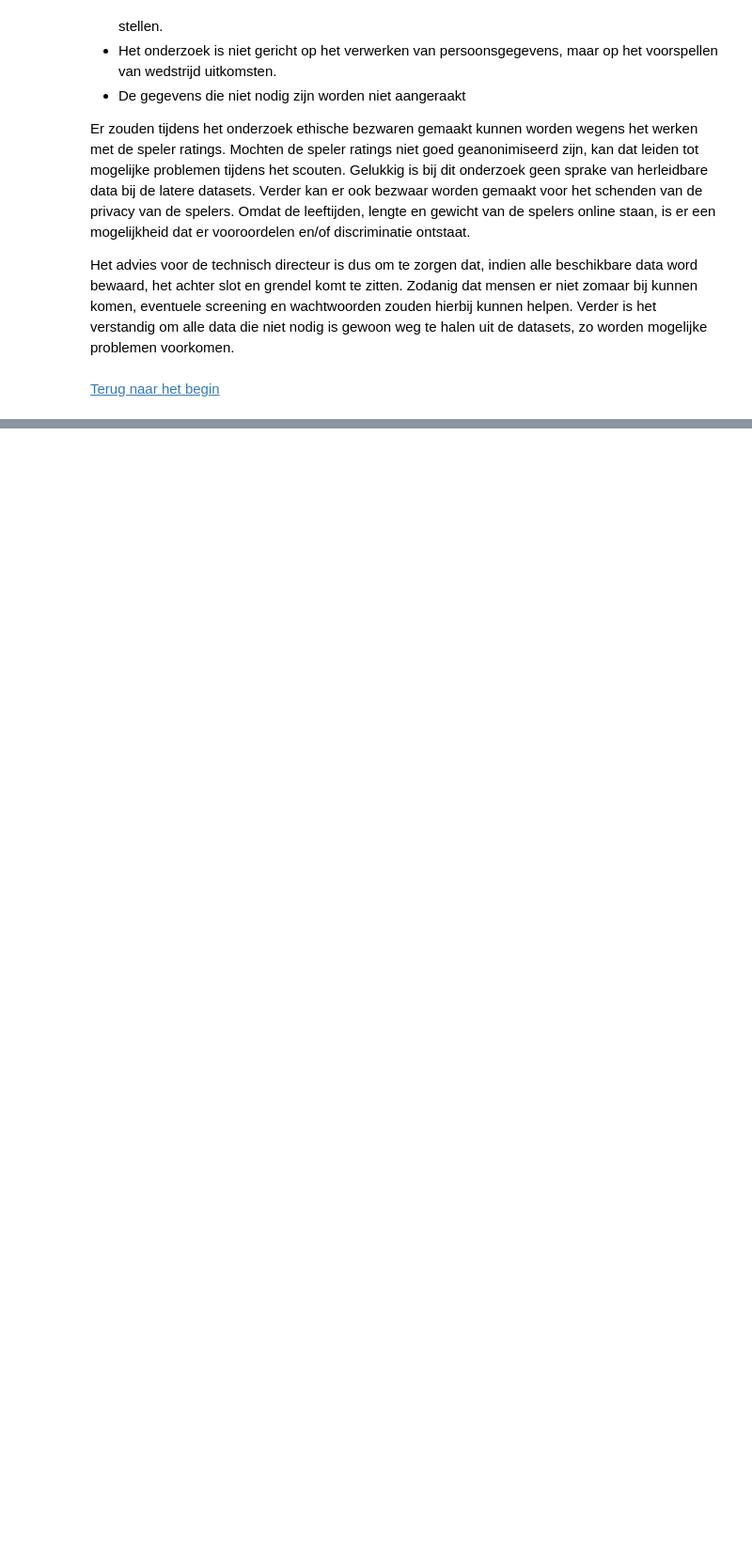
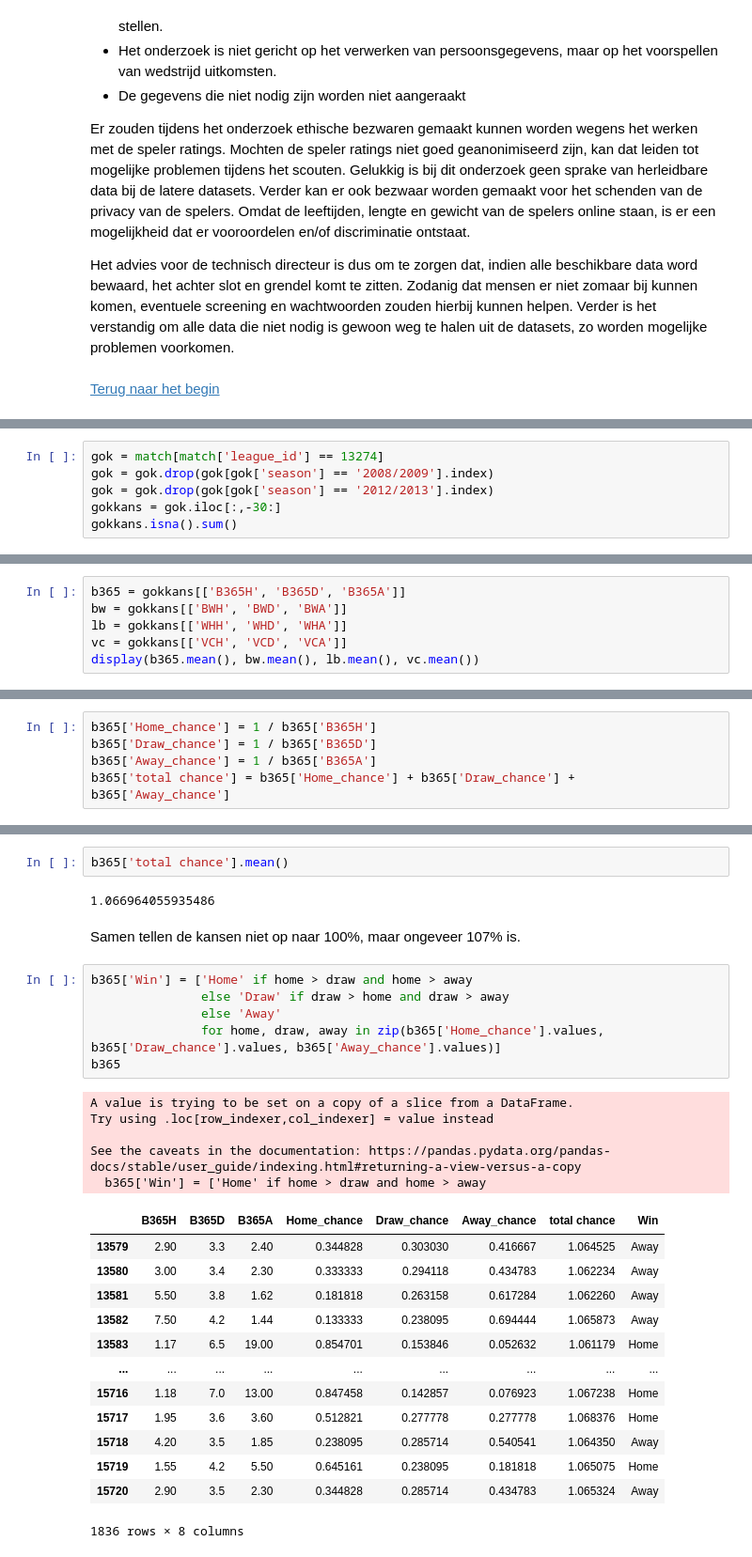
Before and after one commit to BJHeemskerk/DataLab2_2023, a Jupyter notebook: DataLab2_Groep_3B.ipynb, the cells around one changed output, grey strips where cells are left out. Shown at 94% size. Saved outputs shown, nothing was run; the diff lists cells and outputs as text; blank space fills up the shorter version.

```diff
--- a/DataLab2_Groep_3B.ipynb
+++ b/DataLab2_Groep_3B.ipynb
@@ -2140,0 +2146,6 @@ Het advies voor de technisch directeur is dus om te zorgen dat, indien alle besc
+# %%
+gok = match[match['league_id'] == 13274]
+gok = gok.drop(gok[gok['season'] == '2008/2009'].index)
+gok = gok.drop(gok[gok['season'] == '2012/2013'].index)
+gokkans = gok.iloc[:,-30:]
+gokkans.isna().sum()
@@ -2140,0 +2172,6 @@ Het advies voor de technisch directeur is dus om te zorgen dat, indien alle besc
+# %%
+b365 = gokkans[['B365H', 'B365D', 'B365A']]
+bw = gokkans[['BWH', 'BWD', 'BWA']]
+lb = gokkans[['WHH', 'WHD', 'WHA']]
+vc = gokkans[['VCH', 'VCD', 'VCA']]
+display(b365.mean(), bw.mean(), lb.mean(), vc.mean())
@@ -2140,0 +2215,5 @@ Het advies voor de technisch directeur is dus om te zorgen dat, indien alle besc
+# %%
+b365['Home_chance'] = 1 / b365['B365H']
+b365['Draw_chance'] = 1 / b365['B365D']
+b365['Away_chance'] = 1 / b365['B365A']
+b365['total chance'] = b365['Home_chance'] + b365['Draw_chance'] + b365['Away_chance']
@@ -2140,0 +2241,31 @@ Het advies voor de technisch directeur is dus om te zorgen dat, indien alle besc
+# %%
+b365['total chance'].mean()
+# %% [output]
+1.066964055935486
+# %% [markdown]
+Samen tellen de kansen niet op naar 100%, maar ongeveer 107% is.
+# %%
+b365['Win'] = ['Home' if home > draw and home > away
+               else 'Draw' if draw > home and draw > away
+               else 'Away'
+               for home, draw, away in zip(b365['Home_chance'].values, b365['Draw_chance'].values, b365['Away_chance'].values)]
+b365
+# %% [output]
+A value is trying to be set on a copy of a slice from a DataFrame.
+Try using .loc[row_indexer,col_indexer] = value instead
+
+See the caveats in the documentation: https://pandas.pydata.org/pandas-docs/stable/user_guide/indexing.html#returning-a-view-versus-a-copy
+  b365['Win'] = ['Home' if home > draw and home > away
+|  | B365H | B365D | B365A | Home_chance | Draw_chance | Away_chance | total chance | Win |
+| 13579 | 2.90 | 3.3 | 2.40 | 0.344828 | 0.303030 | 0.416667 | 1.064525 | Away |
+| 13580 | 3.00 | 3.4 | 2.30 | 0.333333 | 0.294118 | 0.434783 | 1.062234 | Away |
+| 13581 | 5.50 | 3.8 | 1.62 | 0.181818 | 0.263158 | 0.617284 | 1.062260 | Away |
+| 13582 | 7.50 | 4.2 | 1.44 | 0.133333 | 0.238095 | 0.694444 | 1.065873 | Away |
+| 13583 | 1.17 | 6.5 | 19.00 | 0.854701 | 0.153846 | 0.052632 | 1.061179 | Home |
+| ... | ... | ... | ... | ... | ... | ... | ... | ... |
+| 15716 | 1.18 | 7.0 | 13.00 | 0.847458 | 0.142857 | 0.076923 | 1.067238 | Home |
+| 15717 | 1.95 | 3.6 | 3.60 | 0.512821 | 0.277778 | 0.277778 | 1.068376 | Home |
+| 15718 | 4.20 | 3.5 | 1.85 | 0.238095 | 0.285714 | 0.540541 | 1.064350 | Away |
+| 15719 | 1.55 | 4.2 | 5.50 | 0.645161 | 0.238095 | 0.181818 | 1.065075 | Home |
+| 15720 | 2.90 | 3.5 | 2.30 | 0.344828 | 0.285714 | 0.434783 | 1.065324 | Away |
+1836 rows × 8 columns
```
Also changed, not shown: parts of 18 cells of this notebook.
